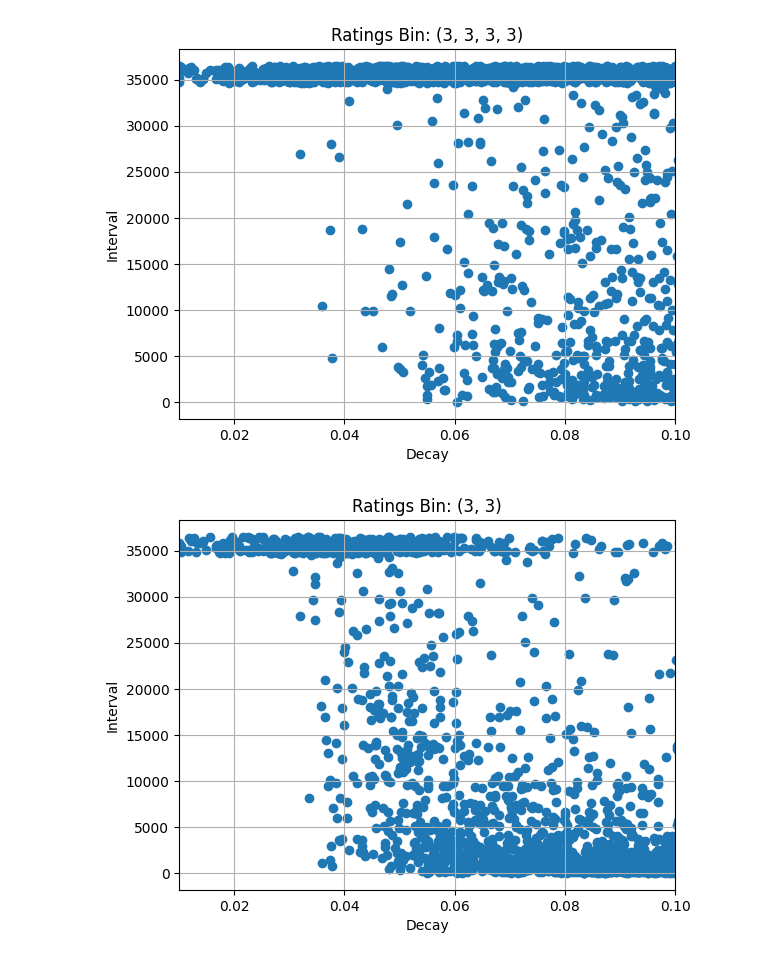
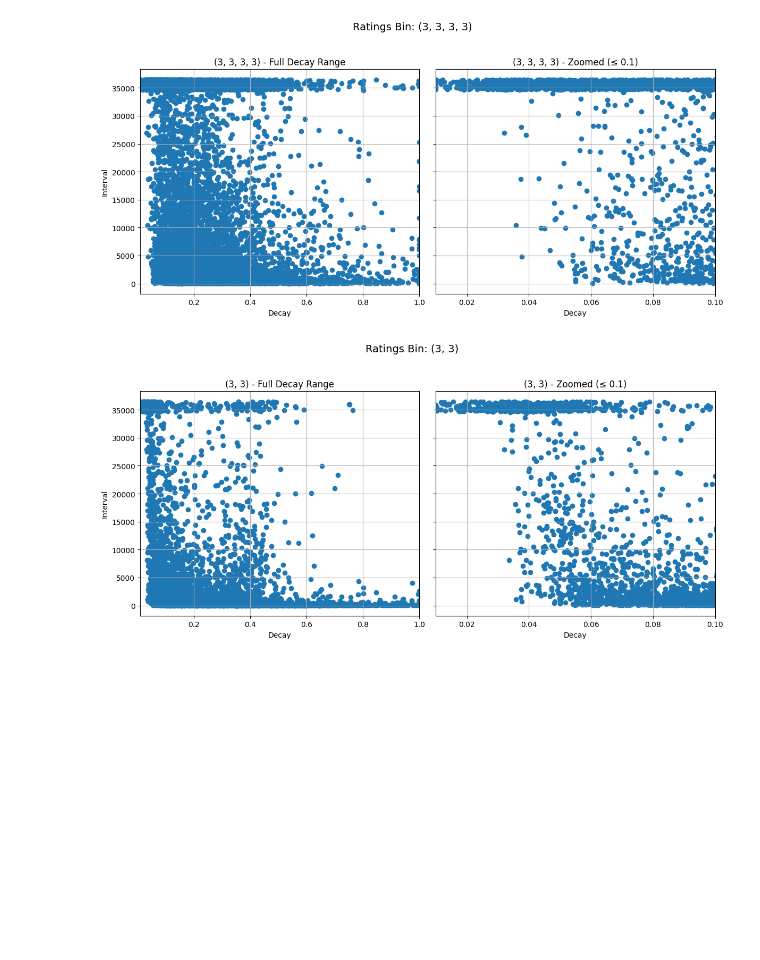
Before and after one commit to Luc-Mcgrady/anki-10k-notebooks, a Jupyter notebook: decay/unclampedDecay.ipynb, the cells around one changed output. Saved outputs shown, nothing was run; the diff lists cells and outputs as text; code cells hidden in the pictures; blank space fills up the shorter version.

Commit message:
add zoomed

```diff
--- a/decay/unclampedDecay.ipynb
+++ b/decay/unclampedDecay.ipynb
@@ -42,20 +42,32 @@ for user in tqdm(users):
 # %%
 from matplotlib import pyplot as plt
 import numpy as np
 
 max_displayed_decay = 0.1
 
 for decay_bin, ratings in decay_bins.items():
     decays, intervals = zip(*ratings)
 
-    plt.figure()  # 👈 creates a new figure
-    plt.scatter(decays, intervals)
-    plt.title(f"Ratings Bin: {decay_bin}")
-    plt.xlabel("Decay")
-    plt.xlim((0.01, max_displayed_decay))
-    plt.ylabel("Interval")
-    plt.grid(True)
-    plt.show()  # 👈 ensures it displays in notebook
+    fig, axs = plt.subplots(1, 2, figsize=(12, 6), sharey=True)
+
+    # Full range view
+    axs[0].scatter(decays, intervals)
+    axs[0].set_title(f"{decay_bin} - Full Decay Range")
+    axs[0].set_xlabel("Decay")
+    axs[0].set_ylabel("Interval")
+    axs[0].set_xlim(0.01, 1.0)
+    axs[0].grid(True)
+
+    # Zoomed-in view
+    axs[1].scatter(decays, intervals)
+    axs[1].set_title(f"{decay_bin} - Zoomed (≤ {max_displayed_decay})")
+    axs[1].set_xlabel("Decay")
+    axs[1].set_xlim(0.01, max_displayed_decay)
+    axs[1].grid(True)
+
+    plt.suptitle(f"Ratings Bin: {decay_bin}", fontsize=14)
+    plt.tight_layout(rect=[0, 0.03, 1, 0.95])
+    plt.show()
 # %% [output]
-[figure, old version]
+[figure, new version]
-[figure, old version]
+[figure, new version]
```
Also changed, not shown: parts of 1 cell of this notebook.
